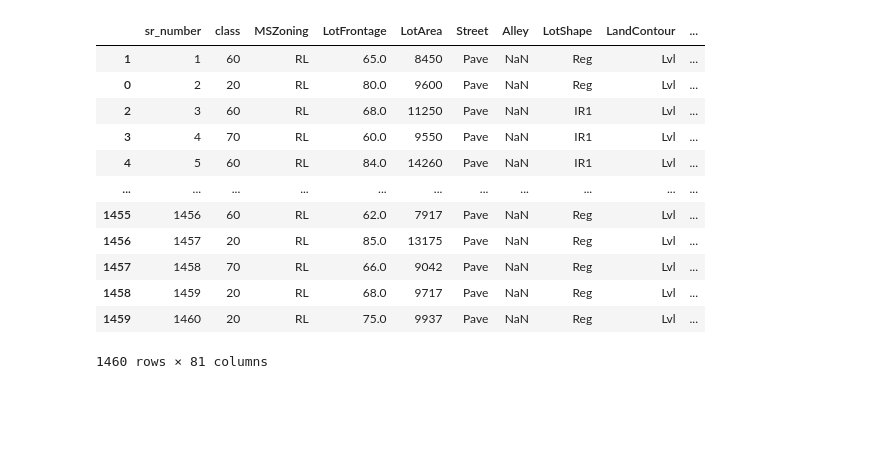
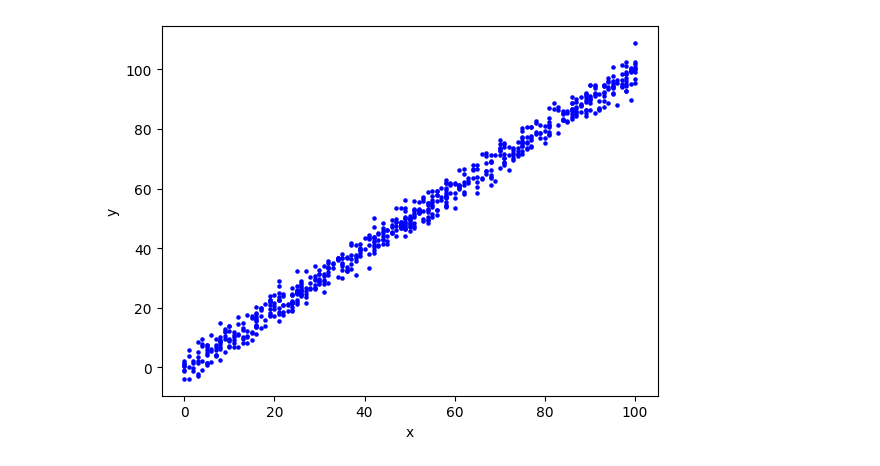
Before and after one commit to indian-coder-aarush/Learning, a Jupyter notebook: pandas-course.ipynb, the cells around one changed output. Saved outputs shown, nothing was run; the diff lists cells and outputs as text; code cells hidden in the pictures; blank space fills up the shorter version.

```diff
--- a/pandas-course.ipynb
+++ b/pandas-course.ipynb
@@ -1,20 +1,19 @@
 # %%
 import pandas as pd
+import numpy as np
+import matplotlib.pyplot as plt
+from sklearn.linear_model import LinearRegression
 
 dataset = pd.read_csv('train.csv')
-dataset.rename(index = {0:1,1:0},columns = {'Id':'sr_number','MSSubClass':'class'},inplace = True)
-dataset
+
+dataset.dropna(inplace=True)
+
+x = dataset['x'].to_numpy()
+y = dataset['y'].to_numpy()
+
+plt.scatter(x,y,s = 5, color = 'blue')
+plt.xlabel('x')
+plt.ylabel('y')
+plt.show()
 # %% [output]
-|  | sr_number | class | MSZoning | LotFrontage | LotArea | Street | Alley | LotShape | LandContour | ... |
-| 1 | 1 | 60 | RL | 65.0 | 8450 | Pave | NaN | Reg | Lvl | ... |
-| 0 | 2 | 20 | RL | 80.0 | 9600 | Pave | NaN | Reg | Lvl | ... |
-| 2 | 3 | 60 | RL | 68.0 | 11250 | Pave | NaN | IR1 | Lvl | ... |
-| 3 | 4 | 70 | RL | 60.0 | 9550 | Pave | NaN | IR1 | Lvl | ... |
-| 4 | 5 | 60 | RL | 84.0 | 14260 | Pave | NaN | IR1 | Lvl | ... |
-| ... | ... | ... | ... | ... | ... | ... | ... | ... | ... | ... |
-| 1455 | 1456 | 60 | RL | 62.0 | 7917 | Pave | NaN | Reg | Lvl | ... |
-| 1456 | 1457 | 20 | RL | 85.0 | 13175 | Pave | NaN | Reg | Lvl | ... |
-| 1457 | 1458 | 70 | RL | 66.0 | 9042 | Pave | NaN | Reg | Lvl | ... |
-| 1458 | 1459 | 20 | RL | 68.0 | 9717 | Pave | NaN | Reg | Lvl | ... |
-| 1459 | 1460 | 20 | RL | 75.0 | 9937 | Pave | NaN | Reg | Lvl | ... |
-1460 rows × 81 columns
+[figure, added]
```
Also changed, not shown: parts of 1 cell of this notebook, 1 other file.
